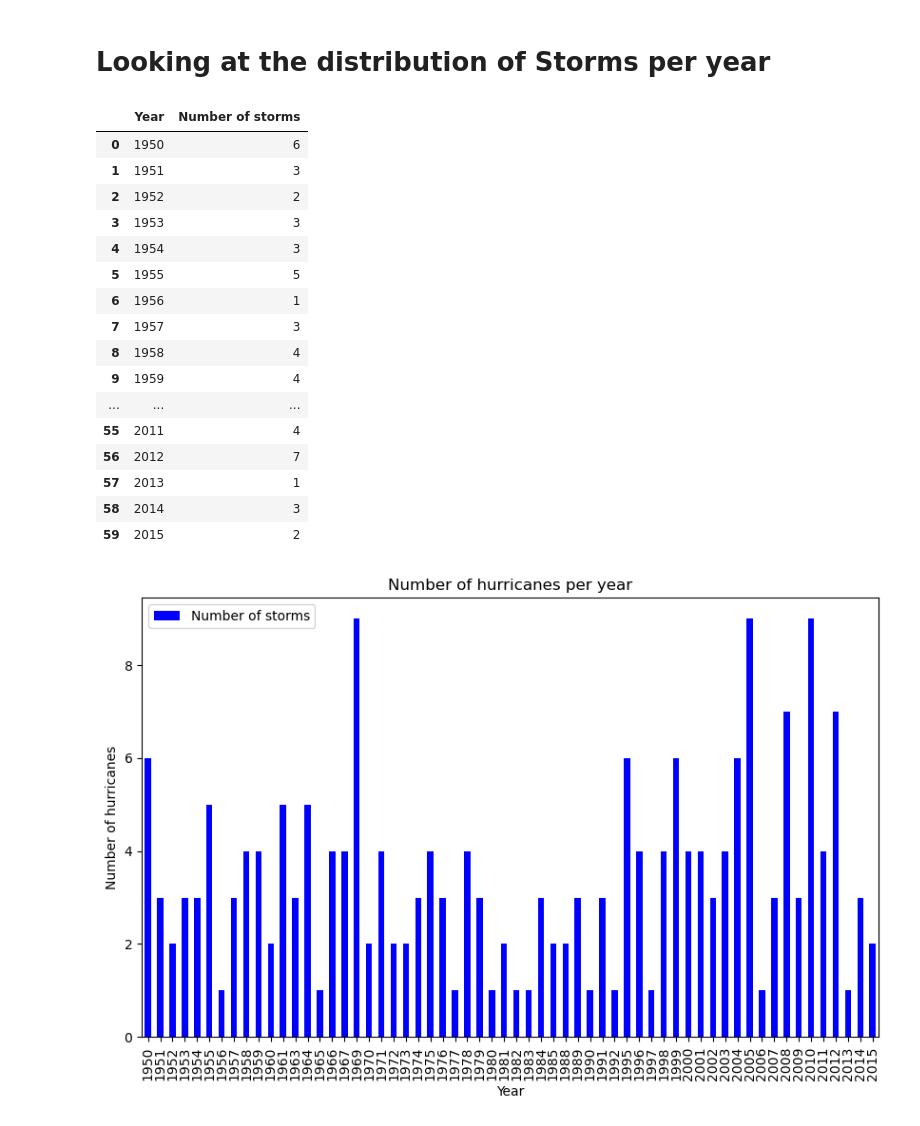
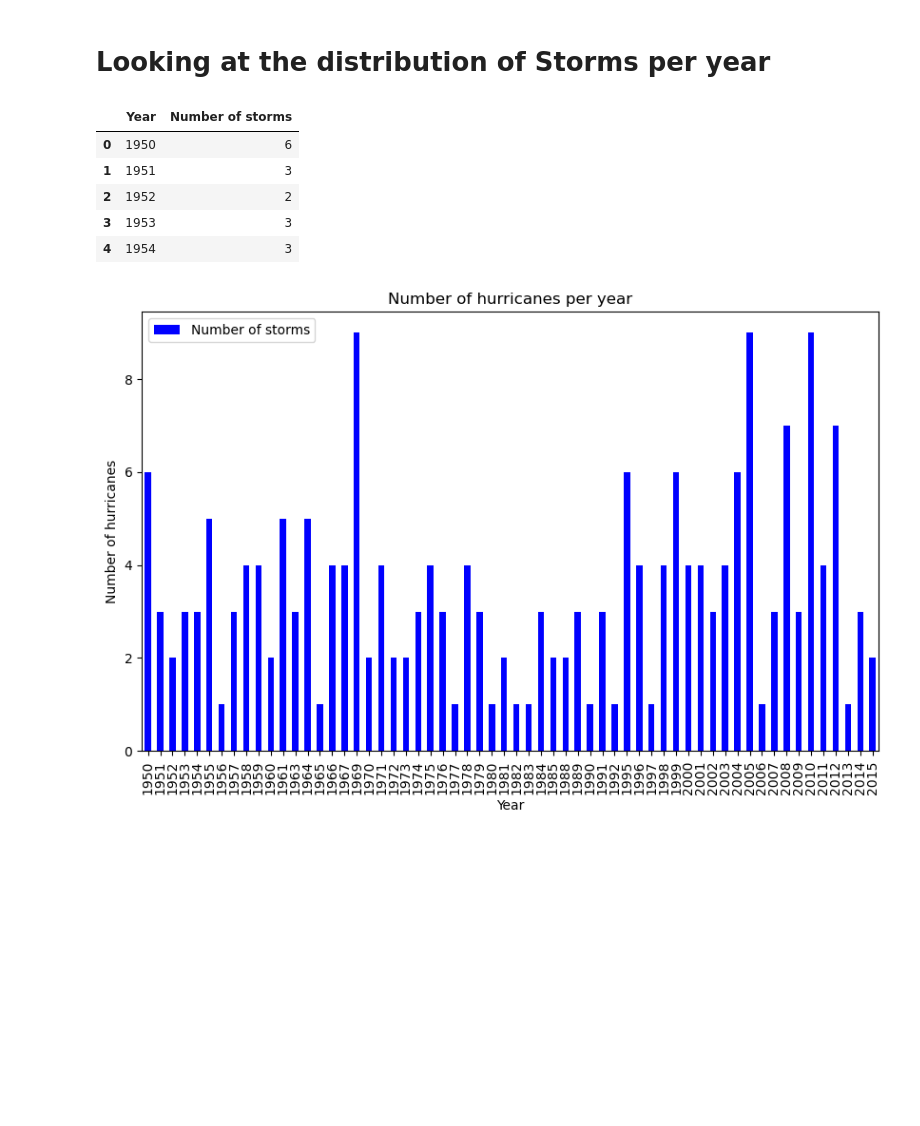
Before and after one commit to DanielBrechner/hurrdat_co2, a Jupyter notebook: atlantic_hurricanes.ipynb, the cells around one changed output. Cells and saved outputs as stored; diff of their text form; code cells hidden in the pictures; blank space fills up the shorter version.

```diff
--- a/atlantic_hurricanes.ipynb
+++ b/atlantic_hurricanes.ipynb
@@ -329,25 +353,14 @@ We can see the distribution of storms throughout the year. With the majority of
 # Looking at the distribution of Storms per year
 # %%
 storms_per_year = max_wind_speeds.groupby('Year').size().reset_index(name='Number of storms')
-storms_per_year
+storms_per_year.head()
 # %% [output]
 |  | Year | Number of storms |
 | 0 | 1950 | 6 |
 | 1 | 1951 | 3 |
 | 2 | 1952 | 2 |
 | 3 | 1953 | 3 |
 | 4 | 1954 | 3 |
-| 5 | 1955 | 5 |
-| 6 | 1956 | 1 |
-| 7 | 1957 | 3 |
-| 8 | 1958 | 4 |
-| 9 | 1959 | 4 |
-| ... | ... | ... |
-| 55 | 2011 | 4 |
-| 56 | 2012 | 7 |
-| 57 | 2013 | 1 |
-| 58 | 2014 | 3 |
-| 59 | 2015 | 2 |
 # %%
 ax = storms_per_year.plot(kind='bar', x='Year', y='Number of storms', color='blue',figsize=(10, 6))
 
```
Also changed, not shown: parts of 1 cell of this notebook.
